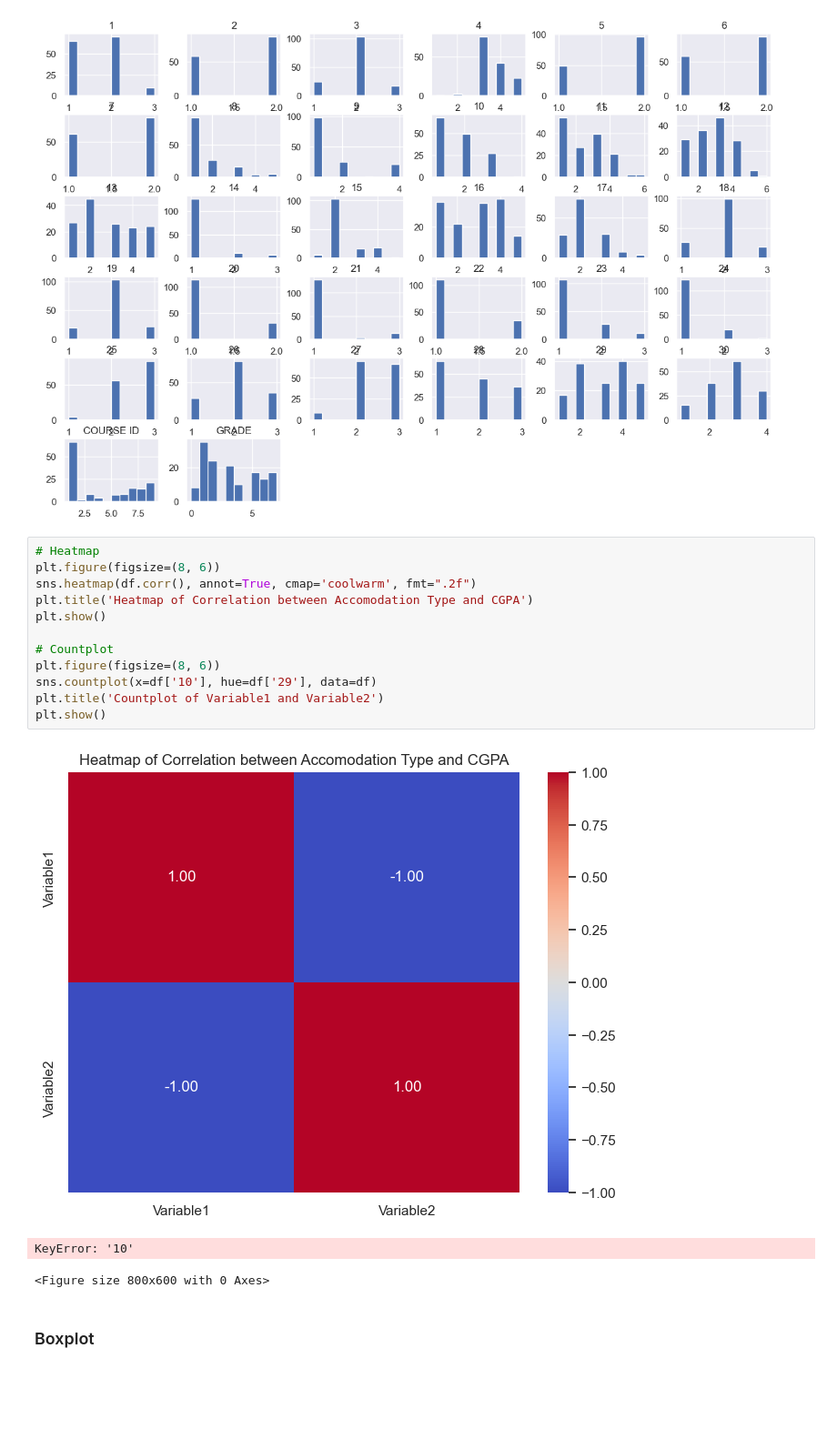
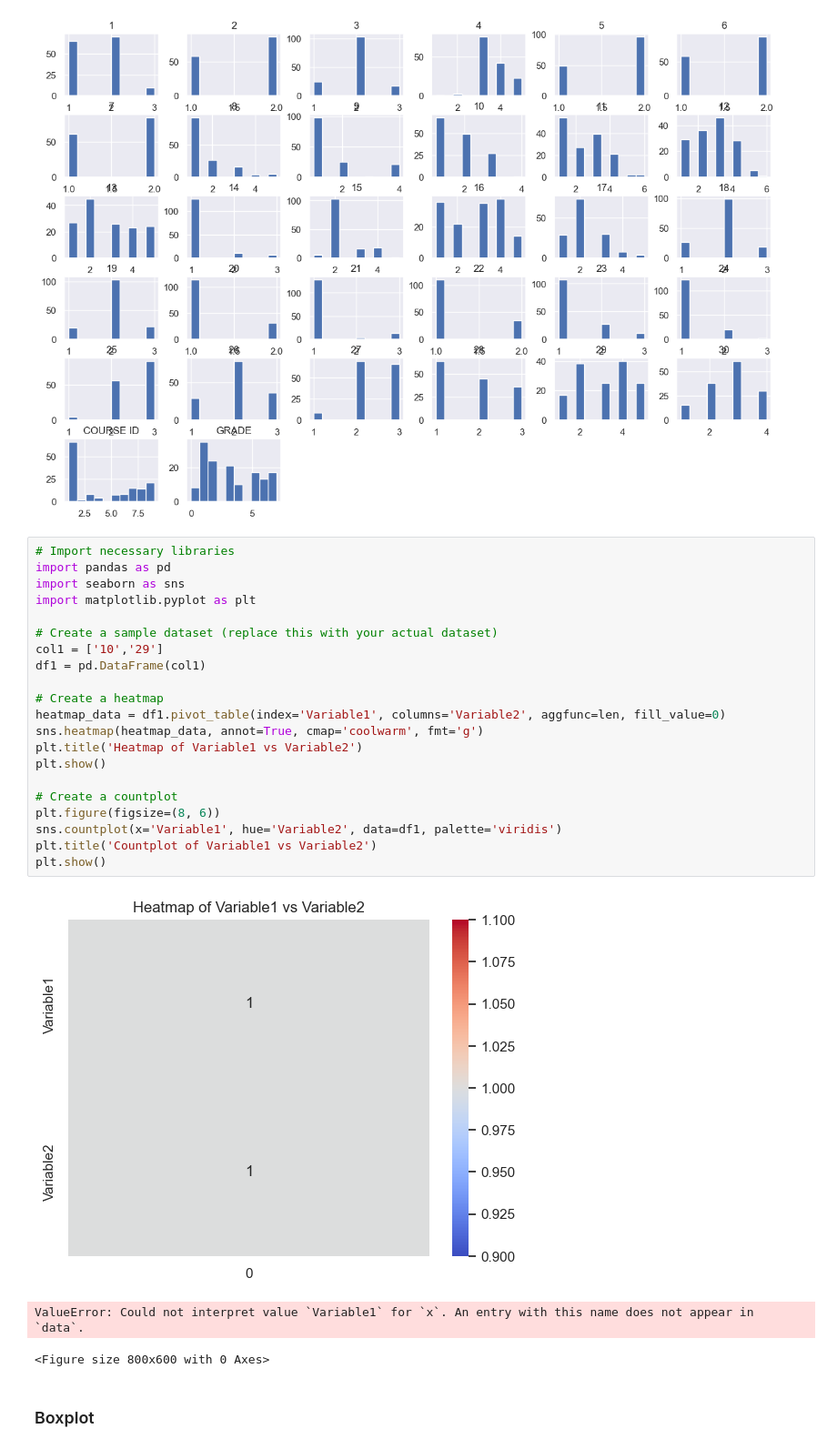
Before and after one commit to waiee/Higher-Education-Students-Performance-Evaluation---Association-Rule-Mining, a Jupyter notebook: test.ipynb, the cells around one changed output. Shown at 91% size. Drawn from its saved outputs; the diff is of its cells as text; blank space fills up the shorter version.

```diff
--- a/test.ipynb
+++ b/test.ipynb
@@ -100,22 +100,31 @@ df.hist(figsize=(15, 10))
 plt.show()
 # %% [output]
 [figure]
-# %%
-# Heatmap
-plt.figure(figsize=(8, 6))
-sns.heatmap(df.corr(), annot=True, cmap='coolwarm', fmt=".2f")
-plt.title('Heatmap of Correlation between Accomodation Type and CGPA')
-plt.show()
-
-# Countplot
-plt.figure(figsize=(8, 6))
-sns.countplot(x=df['10'], hue=df['29'], data=df)
-plt.title('Countplot of Variable1 and Variable2')
-plt.show()
-# %% [output]
-[figure, removed]
-KeyError: '10'
-<Figure size 800x600 with 0 Axes>
+# %%
+# Import necessary libraries
+import pandas as pd
+import seaborn as sns
+import matplotlib.pyplot as plt
+
+# Create a sample dataset (replace this with your actual dataset)
+col1 = ['10','29']
+df1 = pd.DataFrame(col1)
+
+# Create a heatmap
+heatmap_data = df1.pivot_table(index='Variable1', columns='Variable2', aggfunc=len, fill_value=0)
+sns.heatmap(heatmap_data, annot=True, cmap='coolwarm', fmt='g')
+plt.title('Heatmap of Variable1 vs Variable2')
+plt.show()
+
+# Create a countplot
+plt.figure(figsize=(8, 6))
+sns.countplot(x='Variable1', hue='Variable2', data=df1, palette='viridis')
+plt.title('Countplot of Variable1 vs Variable2')
+plt.show()
+# %% [output]
+[figure, added]
+ValueError: Could not interpret value `Variable1` for `x`. An entry with this name does not appear in `data`.
+<Figure size 800x600 with 0 Axes>
 # %% [markdown]
 ### Boxplot
 # %%
```
